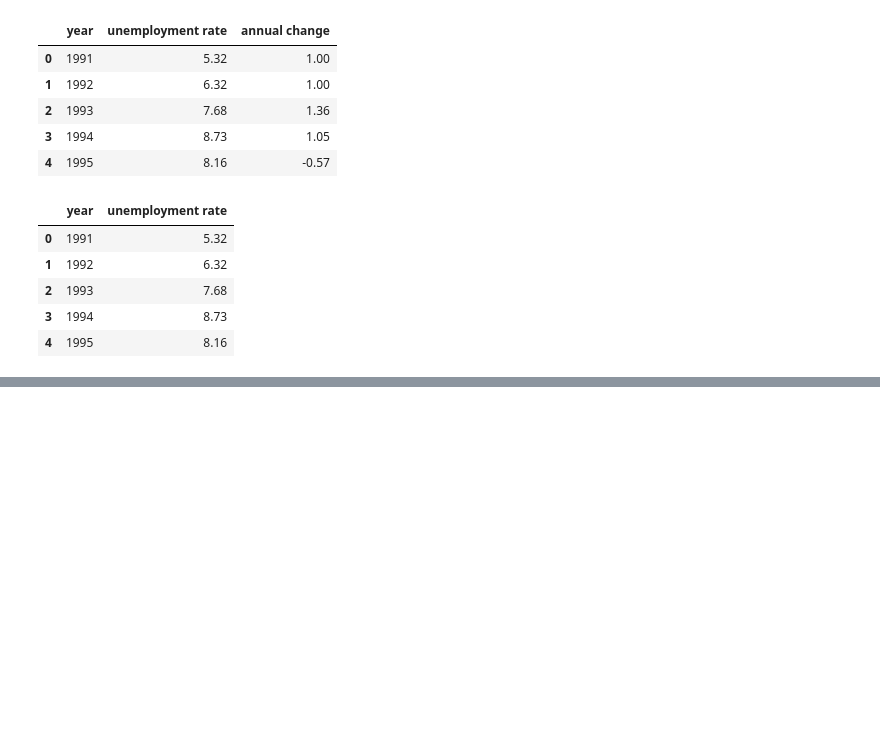
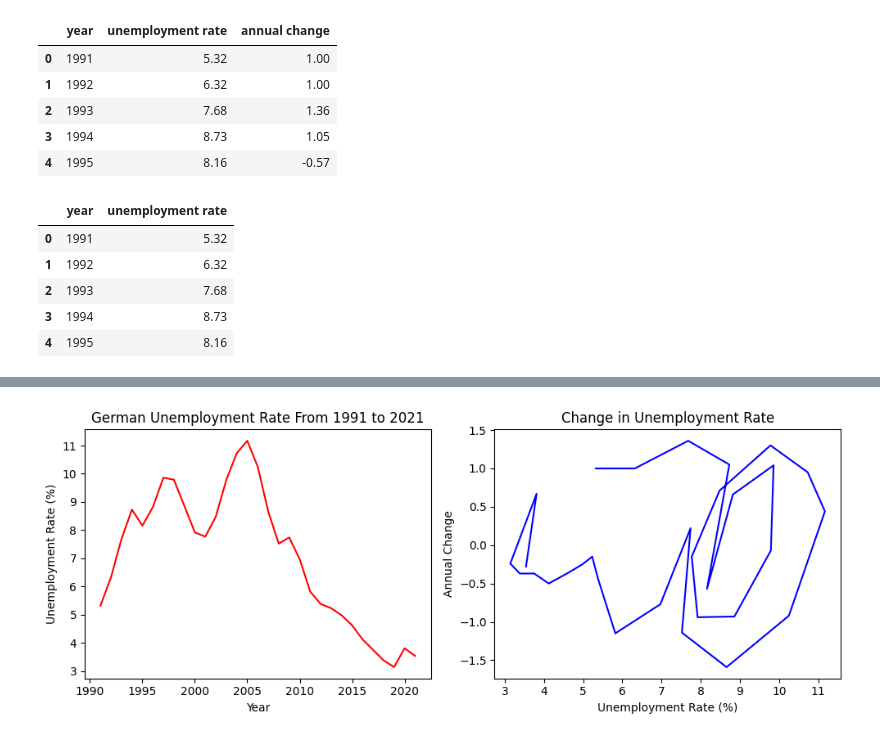
Before and after one commit to Avesta03/German-Unemployment-Rates-Stats-Pandas, a Jupyter notebook: unemploymentrate.ipynb, the cells around one changed output, grey strips where cells are left out. Saved outputs shown, nothing was run; the diff lists cells and outputs as text; code cells hidden in the pictures; blank space fills up the shorter version.

```diff
--- a/unemploymentrate.ipynb
+++ b/unemploymentrate.ipynb
@@ -43,0 +52,23 @@ plt.show()
+# %%
+import matplotlib.pyplot as plt
+
+# create figure and axes for subplots
+fig, (ax1, ax2) = plt.subplots(1, 2, figsize=(10, 4))
+
+# plot first graph on first subplot
+ax1.plot(small_df['year'], small_df['unemployment rate'], color='red')
+ax1.set_title('German Unemployment Rate From 1991 to 2021')
+ax1.set_xlabel('Year')
+ax1.set_ylabel('Unemployment Rate (%)')
+
+# plot second graph on second subplot
+ax2.plot(df['unemployment rate'], df['annual change'], color='blue')
+ax2.set_title('Change in Unemployment Rate')
+ax2.set_xlabel('Unemployment Rate (%)')
+ax2.set_ylabel('Annual Change')
+
+# adjust layout and display figure
+plt.tight_layout()
+plt.show()
+# %% [output]
+[figure, added]
```
Also changed, not shown: parts of 3 cells of this notebook.
